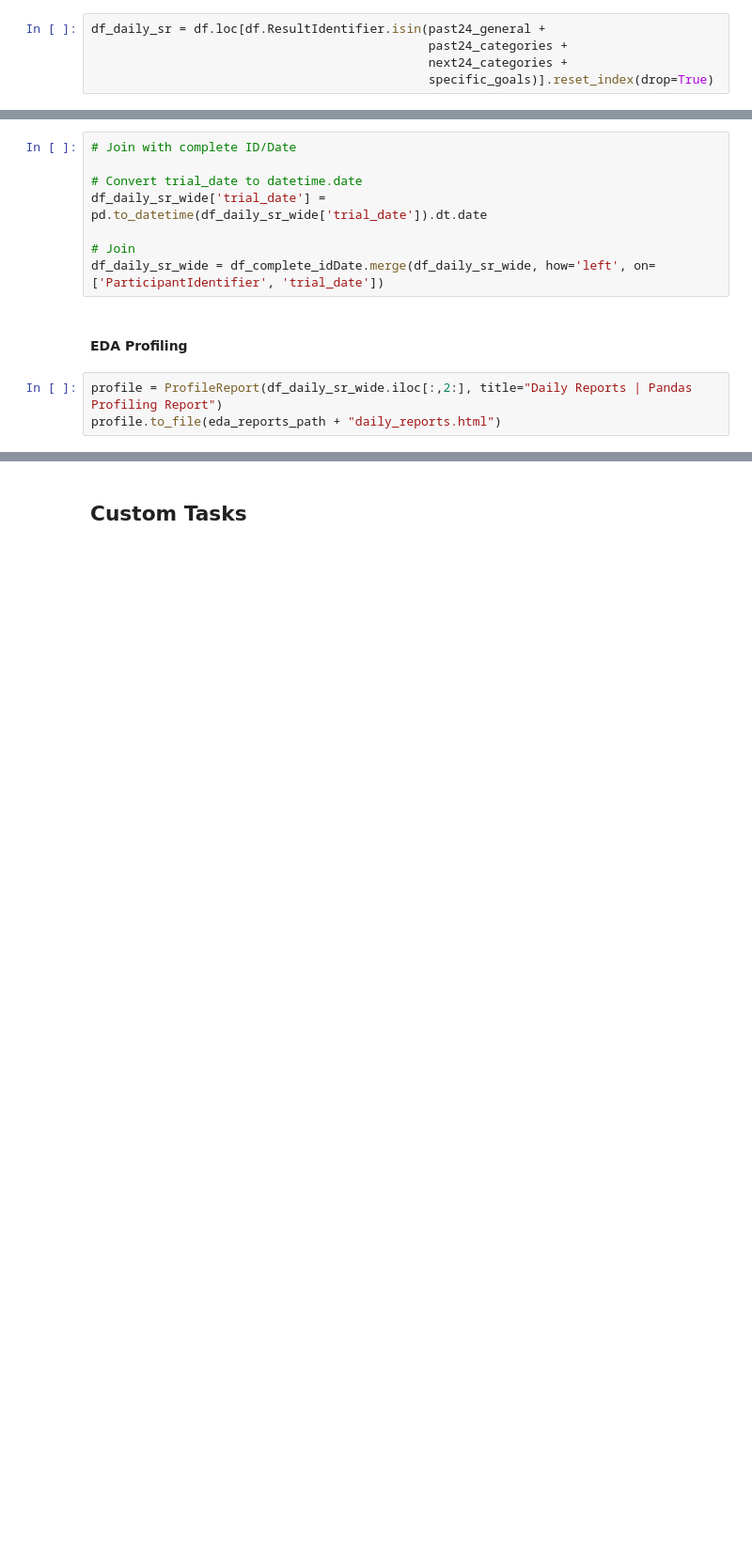
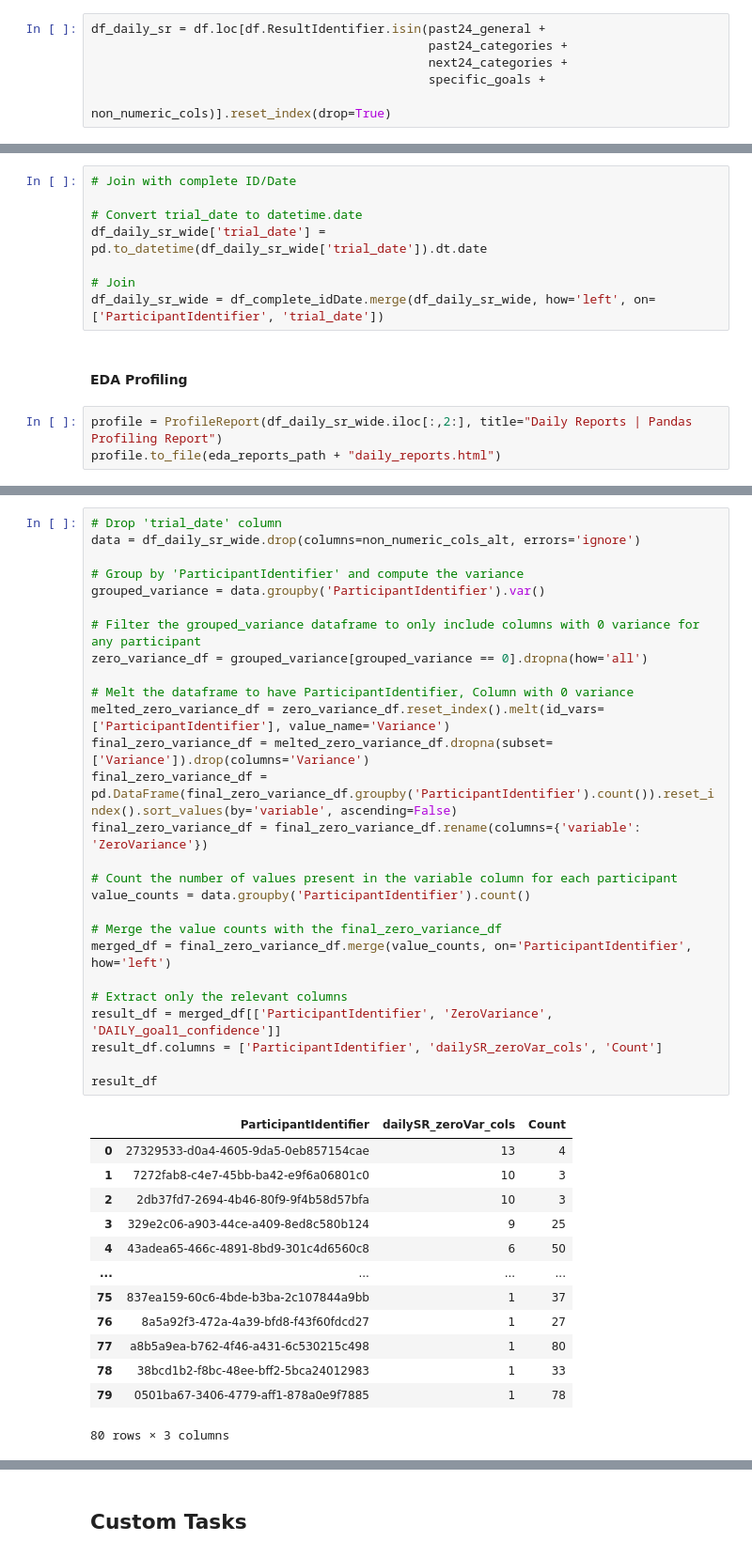
Before and after one commit to danieljwilson/3_3_experience_sampling, a Jupyter notebook: 3_3_3_data_analysis/01_data munge/01_1_process_data.ipynb, the cells around one changed output, grey strips where cells are left out. Shown at 94% size. Cells and saved outputs as stored; diff of their text form; blank space fills up the shorter version.

```diff
--- a/3_3_3_data_analysis/01_data munge/01_1_process_data.ipynb
+++ b/3_3_3_data_analysis/01_data munge/01_1_process_data.ipynb
@@ -498,4 +567,5 @@ non_numeric_cols = [
 df_daily_sr = df.loc[df.ResultIdentifier.isin(past24_general +
                                               past24_categories +
                                               next24_categories +
-                                              specific_goals)].reset_index(drop=True)
+                                              specific_goals +
+                                              non_numeric_cols)].reset_index(drop=True)
@@ -586,0 +657,41 @@ profile.to_file(eda_reports_path + "daily_reports.html")
+# %%
+# Drop 'trial_date' column
+data = df_daily_sr_wide.drop(columns=non_numeric_cols_alt, errors='ignore')
+
+# Group by 'ParticipantIdentifier' and compute the variance
+grouped_variance = data.groupby('ParticipantIdentifier').var()
+
+# Filter the grouped_variance dataframe to only include columns with 0 variance for any participant
+zero_variance_df = grouped_variance[grouped_variance == 0].dropna(how='all')
+
+# Melt the dataframe to have ParticipantIdentifier, Column with 0 variance
+melted_zero_variance_df = zero_variance_df.reset_index().melt(id_vars=['ParticipantIdentifier'], value_name='Variance')
+final_zero_variance_df = melted_zero_variance_df.dropna(subset=['Variance']).drop(columns='Variance')
+final_zero_variance_df = pd.DataFrame(final_zero_variance_df.groupby('ParticipantIdentifier').count()).reset_index().sort_values(by='variable', ascending=False)
+final_zero_variance_df = final_zero_variance_df.rename(columns={'variable': 'ZeroVariance'})
+
+# Count the number of values present in the variable column for each participant
+value_counts = data.groupby('ParticipantIdentifier').count()
+
+# Merge the value counts with the final_zero_variance_df
+merged_df = final_zero_variance_df.merge(value_counts, on='ParticipantIdentifier', how='left')
+
+# Extract only the relevant columns
+result_df = merged_df[['ParticipantIdentifier', 'ZeroVariance', 'DAILY_goal1_confidence']]
+result_df.columns = ['ParticipantIdentifier', 'dailySR_zeroVar_cols', 'Count']
+
+result_df
+# %% [output]
+|  | ParticipantIdentifier | dailySR_zeroVar_cols | Count |
+| 0 | 27329533-d0a4-4605-9da5-0eb857154cae | 13 | 4 |
+| 1 | 7272fab8-c4e7-45bb-ba42-e9f6a06801c0 | 10 | 3 |
+| 2 | 2db37fd7-2694-4b46-80f9-9f4b58d57bfa | 10 | 3 |
+| 3 | 329e2c06-a903-44ce-a409-8ed8c580b124 | 9 | 25 |
+| 4 | 43adea65-466c-4891-8bd9-301c4d6560c8 | 6 | 50 |
+| ... | ... | ... | ... |
+| 75 | 837ea159-60c6-4bde-b3ba-2c107844a9bb | 1 | 37 |
+| 76 | 8a5a92f3-472a-4a39-bfd8-f43f60fdcd27 | 1 | 27 |
+| 77 | a8b5a9ea-b762-4f46-a431-6c530215c498 | 1 | 80 |
+| 78 | 38bcd1b2-f8bc-48ee-bff2-5bca24012983 | 1 | 33 |
+| 79 | 0501ba67-3406-4779-aff1-878a0e9f7885 | 1 | 78 |
+80 rows × 3 columns
```
Also changed, not shown: parts of 27 cells of this notebook, 1 other file.
